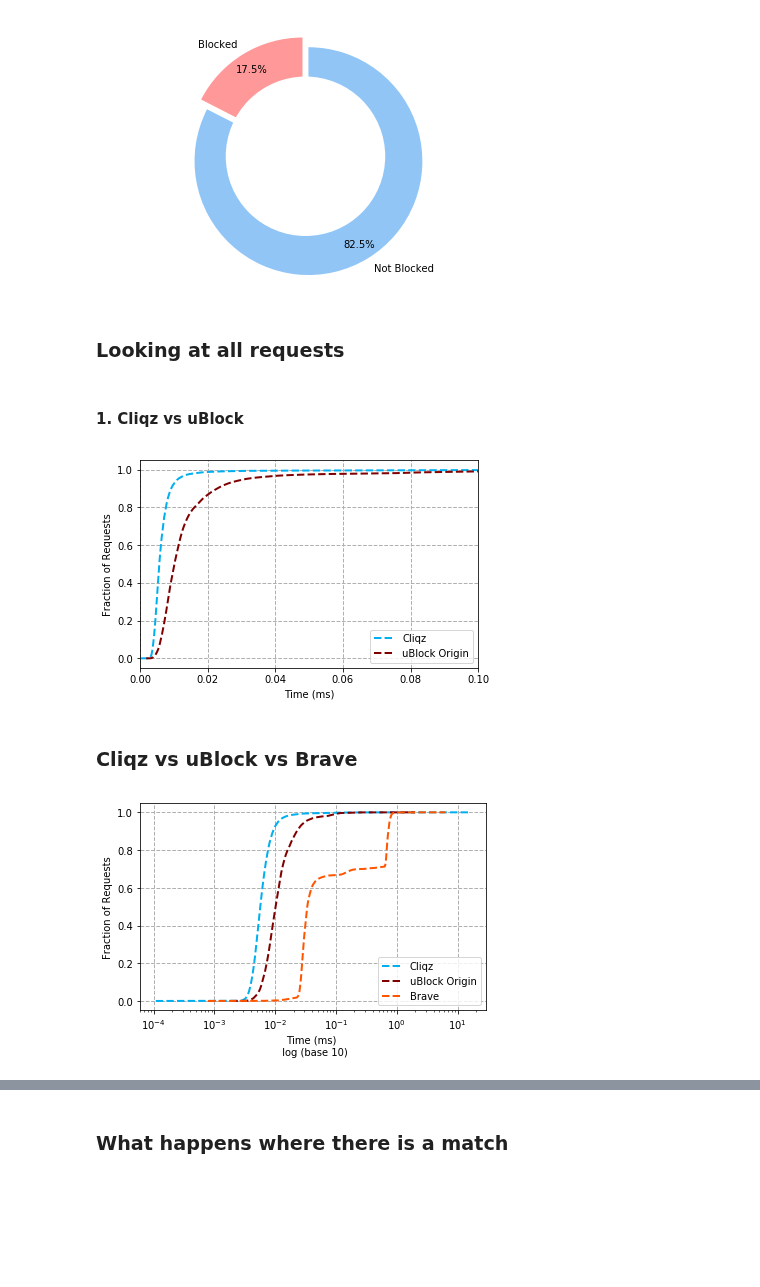
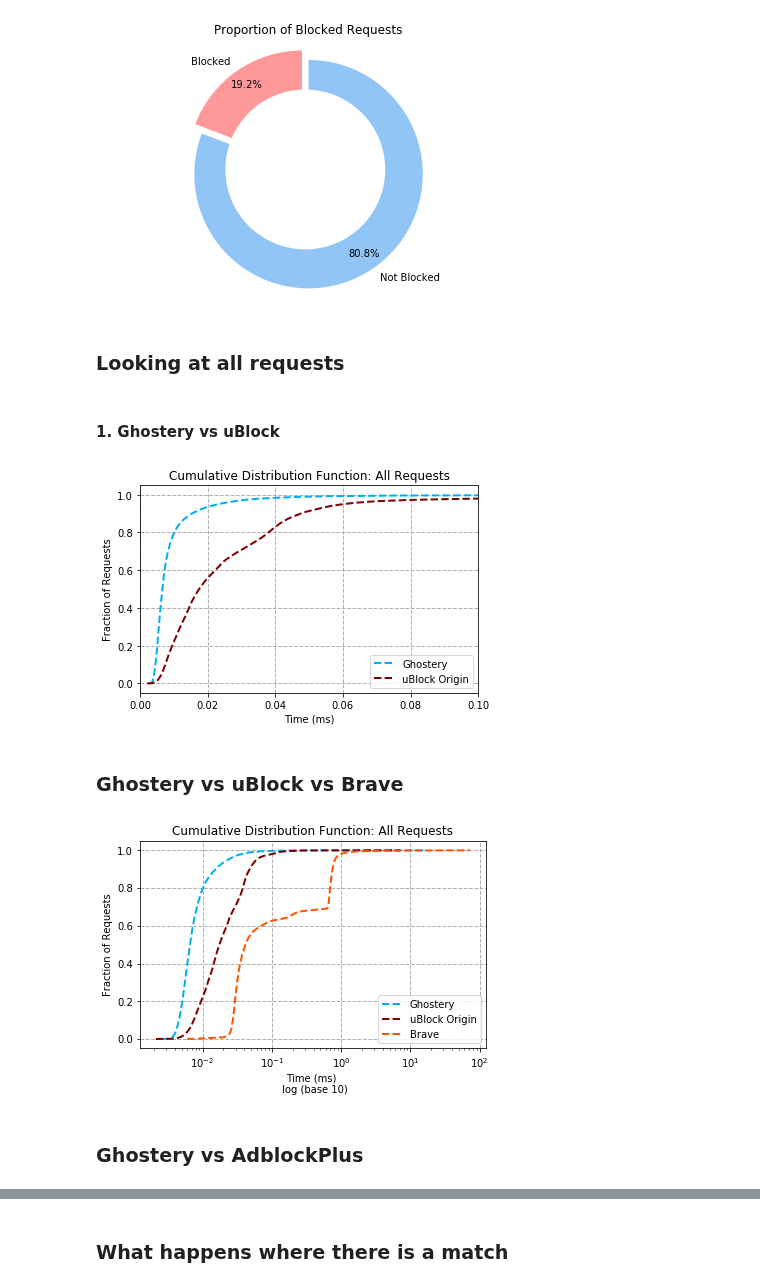
Before and after one commit to ghostery/adblocker, a Jupyter notebook: bench/comparison/comparing_adblockers.ipynb, the cells around one changed output, grey strips where cells are left out. Cells and saved outputs as stored; diff of their text form; code cells hidden in the pictures; blank space fills up the shorter version.

```diff
--- a/bench/comparison/comparing_adblockers.ipynb
+++ b/bench/comparison/comparing_adblockers.ipynb
@@ -20,14 +20,18 @@ class Adblocker:
         self.cacheSize = self._raw['cacheSize']
         self.parsingTime = self._raw['parsingTime']
 
-        if not self.label == 'DuckDuckGo':
+        serializationTimings = self._raw.get('serializationTimings')
+        if serializationTimings:
             self.serializationTimings = Dist(
-                raw=self._raw.get('serializationTimings'),
-                cdf=self.generateCDF(self._raw['serializationTimings'])
+                raw=serializationTimings,
+                cdf=self.generateCDF(serializationTimings)
             )
+
+        deserializationTimings = self._raw.get('deserializationTimings')
+        if deserializationTimings:
             self.deserializationTimings = Dist(
-                raw=self._raw.get('deserializationTimings'),
-                cdf=self.generateCDF(self._raw['deserializationTimings'])
+                raw=deserializationTimings,
+                cdf=self.generateCDF(deserializationTimings)
             )
 
 
@@ -40,9 +44,7 @@ class Adblocker:
     @staticmethod
     def load_data(filename):
         with open(filename, 'r') as f:
-            d = json.load(f)
-        return d
-
+            return json.load(f)
 
     @staticmethod
     def generateCDF(array):
@@ -63,8 +65,9 @@ class Adblocker:
 
         return cdf_attrs(cdf=_cdf, bin_edges=bin_edges)
 # %%
-brave  = Adblocker(filename='data/brave_timings.json',  color='#ff5500', label='Brave')
-cliqz  = Adblocker(filename='data/cliqz_timings.json',  color='#00aff0',   label='Cliqz')
-ublock = Adblocker(filename='data/ublock_timings.json', color='#800000',    label='uBlock Origin')
-duck   = Adblocker(filename='data/duckduckgo_timings.json',    color='#58b792',  label='DuckDuckGo')
+brave    = Adblocker(filename='data/brave_timings.json', color='#ff5500', label='Brave')
+ghostery = Adblocker(filename='data/ghostery_timings.json', color='#00aff0', label='Ghostery')
+ublock   = Adblocker(filename='data/ublock_timings.json', color='#800000', label='uBlock Origin')
+duck     = Adblocker(filename='data/duckduckgo_timings.json', color='#58b792', label='DuckDuckGo')
+abp      = Adblocker(filename='data/adblockplus_timings.json', color='#c70d2c', label='Adblock Plus')
 # %%
@@ -119,23 +126,26 @@ def pie(*args, save=True):
     # Equal aspect ratio ensures that pie is drawn as a circle
     plt.axis('equal')
     plt.tight_layout()
+    plt.title('Proportion of Blocked Requests')
     plt.show()
     fig.savefig('plots/requests-composition.svg')
 # %%
-pie(cliqz, ublock, duck, brave)
+pie(ghostery, ublock, duck, brave, abp)
 # %% [output]
-[figure, old version]
+[figure, new version]
 # %% [markdown]
 ### **Looking at all requests**
 # %% [markdown]
-#### 1. **Cliqz vs uBlock**
+#### 1. **Ghostery vs uBlock**
 # %%
-compare(cliqz, ublock, attr="all", log_x=False, log_y=False, xlim=(0, 0.10))
+compare(ghostery, ublock, attr="all", log_x=False, log_y=False, xlim=(0, 0.10), title='Cumulative Distribution Function: All Requests')
 # %% [output]
-[figure, old version]
+[figure, new version]
 # %% [markdown]
-### **Cliqz vs uBlock vs Brave**
+### **Ghostery vs uBlock vs Brave**
 # %%
-compare(cliqz, ublock, brave, attr="all", log_x=True, log_y=False)
+compare(ghostery, ublock, brave, attr="all", log_x=True, log_y=False, title='Cumulative Distribution Function: All Requests')
 # %% [output]
-[figure, old version]
+[figure, new version]
+# %% [markdown]
+### **Ghostery vs AdblockPlus**
```
Also changed, not shown: parts of 34 cells of this notebook, 46 other files.
